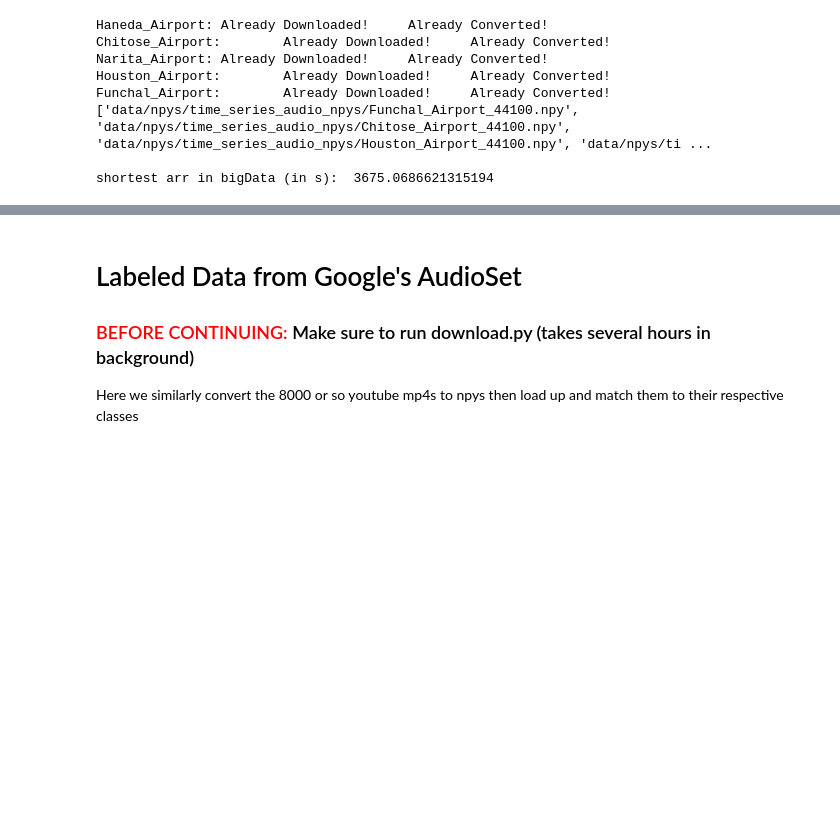
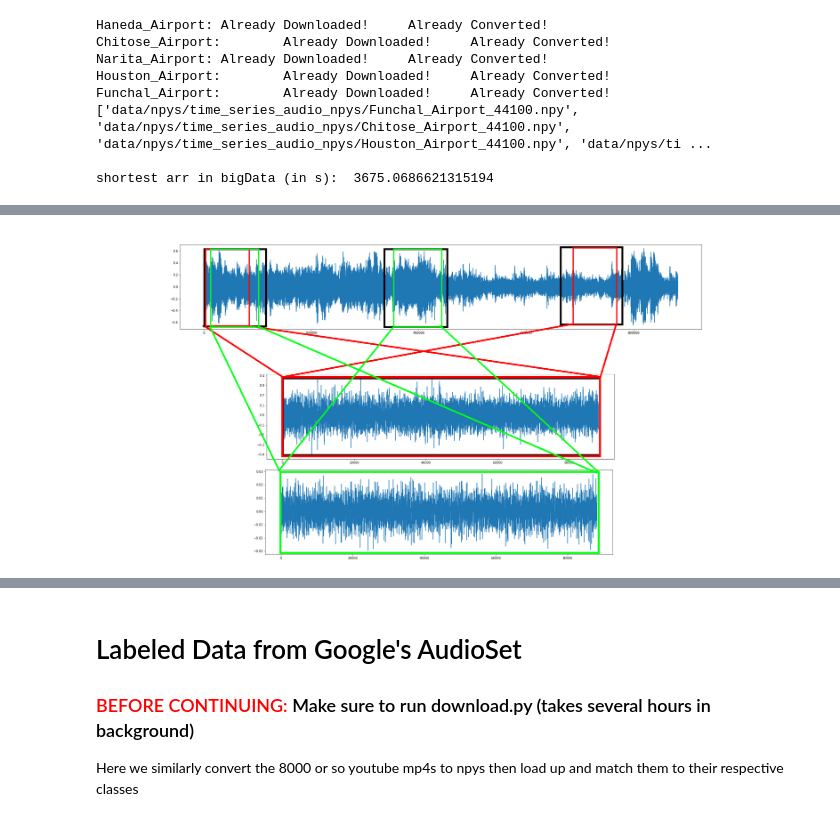
Before and after one commit to danrabayda/StarScream, a Jupyter notebook: NoiseNet1.0_20220602_DPR.ipynb, the cells around one changed output, grey strips where cells are left out. Drawn from its saved outputs; the diff is of its cells as text; code cells hidden in the pictures; blank space fills up the shorter version.

```diff
--- a/NoiseNet1.0_20220602_DPR.ipynb
+++ b/NoiseNet1.0_20220602_DPR.ipynb
@@ -492,6 +502,10 @@ for k12 in range(nK):
     else:
         q2i=int((k12-nK1)/nK2)+97
         ax[0,k12].set_title("q1 + q2["+chr(q2i)+"]/cc",fontsize=13)
+# %%
+Image(more_folder+'/pictures/pk3.png')
+# %% [output]
+[figure, added]
 # %%
 def generator4(data_array, pdict,return_startpoints=False):
 
```
Also changed, not shown: parts of 7 cells of this notebook, 1 other file.
